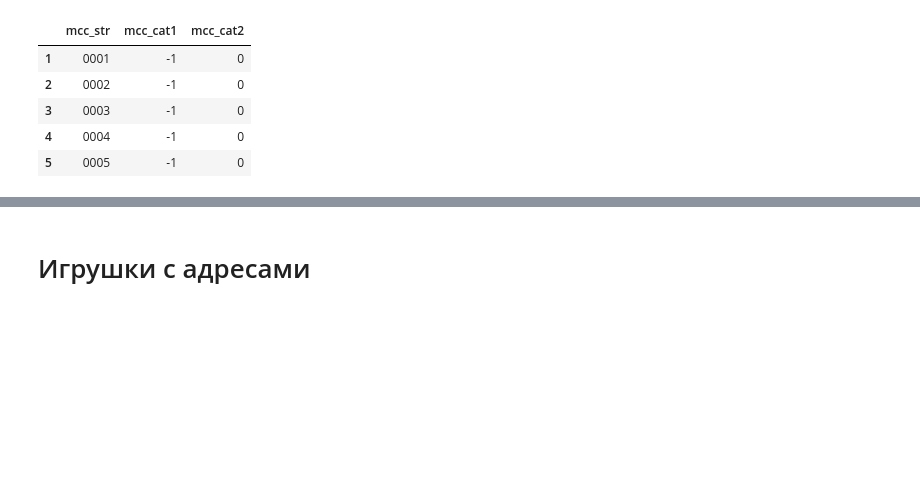
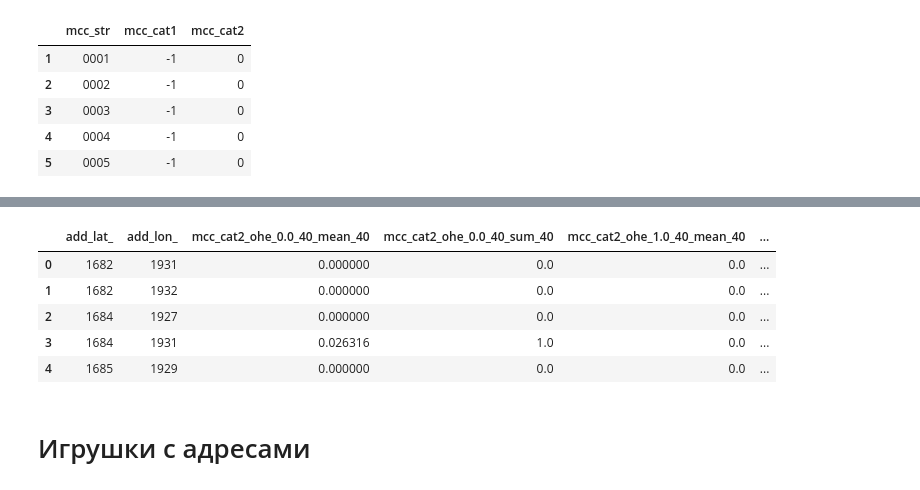
Before and after one commit to vasyarv/raif, a Jupyter notebook: notebooks/work_3983.ipynb, the cells around one changed output, grey strips where cells are left out. Cells and saved outputs as stored; diff of their text form; code cells hidden in the pictures; blank space fills up the shorter version.

```diff
--- a/notebooks/work_3983.ipynb
+++ b/notebooks/work_3983.ipynb
@@ -432,6 +432,8 @@ df_all.shape
 (2294265, 106)
 # %%
 df_all.to_csv('../data/df_all_3983.csv', index=None)
+# %%
+df_all = pd.read_csv('../data/df_all_3983.csv')
 # %% [markdown]
 ## Мои фичи
 # %%
@@ -572,0 +589,13 @@ df_all = pd.merge(df_all, df_mcc, on='customer_id', how='left')
+# %%
+df_mcc = df_all.groupby(['add_lat_', 'add_lon_'])[mcc_cols].agg(['mean', 'sum'])
+df_mcc = df_mcc.add_suffix('_40')
+df_mcc.columns = ['_'.join(col).strip() for col in df_mcc.columns.values]
+df_mcc.reset_index(inplace=True)
+df_mcc.head()
+# %% [output]
+|  | add_lat_ | add_lon_ | mcc_cat2_ohe_0.0_40_mean_40 | mcc_cat2_ohe_0.0_40_sum_40 | mcc_cat2_ohe_1.0_40_mean_40 | ... |
+| 0 | 1682 | 1931 | 0.000000 | 0.0 | 0.0 | ... |
+| 1 | 1682 | 1932 | 0.000000 | 0.0 | 0.0 | ... |
+| 2 | 1684 | 1927 | 0.000000 | 0.0 | 0.0 | ... |
+| 3 | 1684 | 1931 | 0.026316 | 1.0 | 0.0 | ... |
+| 4 | 1685 | 1929 | 0.000000 | 0.0 | 0.0 | ... |
```
Also changed, not shown: parts of 7 cells of this notebook.
